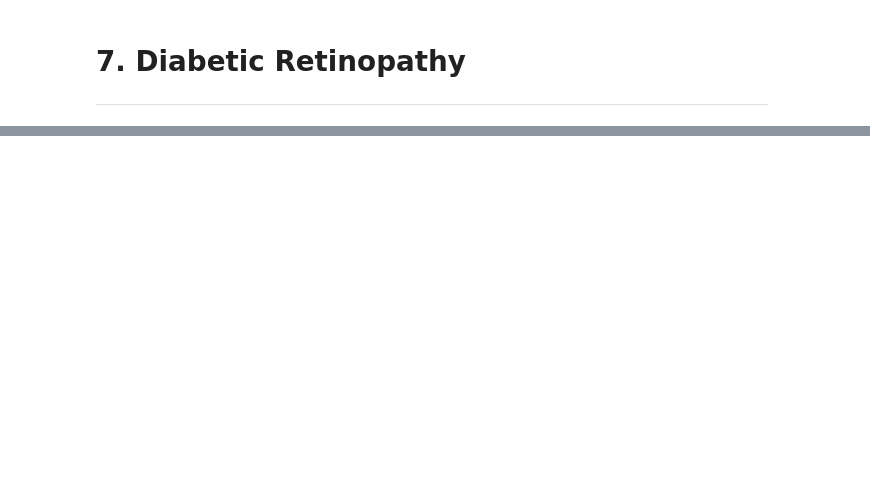
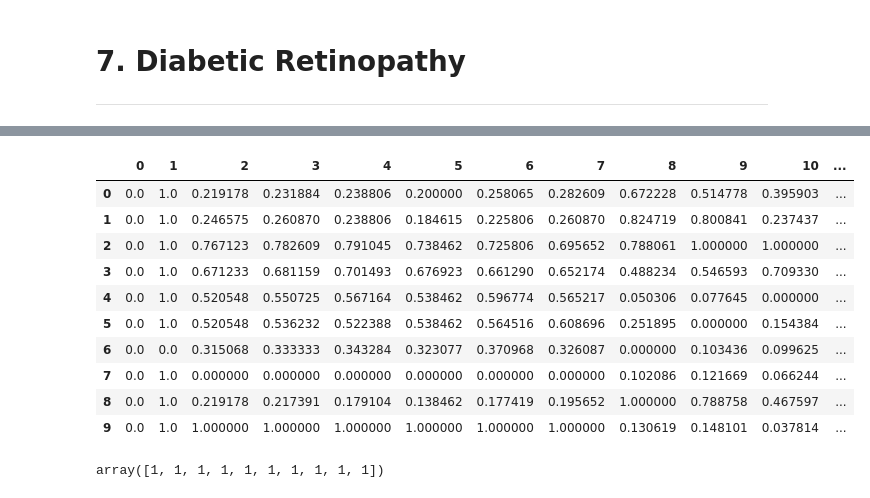
Before and after one commit to yoga-tirta/datamining, a Jupyter notebook: _sources/tugas7.ipynb, the cells around one changed output, grey strips where cells are left out. Saved outputs shown, nothing was run; the diff lists cells and outputs as text; code cells hidden in the pictures; blank space fills up the shorter version.

```diff
--- a/_sources/tugas7.ipynb
+++ b/_sources/tugas7.ipynb
@@ -237,0 +187,4 @@ accuracy_score(test_label, probas)
+# %%
+import joblib
+filename = "normalisasi.sav"
+joblib.dump(scaler, filename)
@@ -237,0 +295,17 @@ accuracy_score(test_label, probas)
+# %%
+# Load model normalisasi
+scaler = joblib.load(filename)
+test_d = scaler.fit_transform(test_data)
+pd.DataFrame(test_d)
+# %% [output]
+|  | 0 | 1 | 2 | 3 | 4 | 5 | 6 | 7 | 8 | 9 | 10 | ... |
+| 0 | 0.0 | 1.0 | 0.219178 | 0.231884 | 0.238806 | 0.200000 | 0.258065 | 0.282609 | 0.672228 | 0.514778 | 0.395903 | ... |
+| 1 | 0.0 | 1.0 | 0.246575 | 0.260870 | 0.238806 | 0.184615 | 0.225806 | 0.260870 | 0.824719 | 0.800841 | 0.237437 | ... |
+| 2 | 0.0 | 1.0 | 0.767123 | 0.782609 | 0.791045 | 0.738462 | 0.725806 | 0.695652 | 0.788061 | 1.000000 | 1.000000 | ... |
+| 3 | 0.0 | 1.0 | 0.671233 | 0.681159 | 0.701493 | 0.676923 | 0.661290 | 0.652174 | 0.488234 | 0.546593 | 0.709330 | ... |
+| 4 | 0.0 | 1.0 | 0.520548 | 0.550725 | 0.567164 | 0.538462 | 0.596774 | 0.565217 | 0.050306 | 0.077645 | 0.000000 | ... |
+| 5 | 0.0 | 1.0 | 0.520548 | 0.536232 | 0.522388 | 0.538462 | 0.564516 | 0.608696 | 0.251895 | 0.000000 | 0.154384 | ... |
+| 6 | 0.0 | 0.0 | 0.315068 | 0.333333 | 0.343284 | 0.323077 | 0.370968 | 0.326087 | 0.000000 | 0.103436 | 0.099625 | ... |
+| 7 | 0.0 | 1.0 | 0.000000 | 0.000000 | 0.000000 | 0.000000 | 0.000000 | 0.000000 | 0.102086 | 0.121669 | 0.066244 | ... |
+| 8 | 0.0 | 1.0 | 0.219178 | 0.217391 | 0.179104 | 0.138462 | 0.177419 | 0.195652 | 1.000000 | 0.788758 | 0.467597 | ... |
+| 9 | 0.0 | 1.0 | 1.000000 | 1.000000 | 1.000000 | 1.000000 | 1.000000 | 1.000000 | 0.130619 | 0.148101 | 0.037814 | ... |
@@ -237,0 +316,5 @@ accuracy_score(test_label, probas)
+# %%
+inp_pred = knn.predict(test_data)
+inp_pred
+# %% [output]
+array([1, 1, 1, 1, 1, 1, 1, 1, 1, 1])
```
Also changed, not shown: parts of 51 cells of this notebook, 14 other files.
